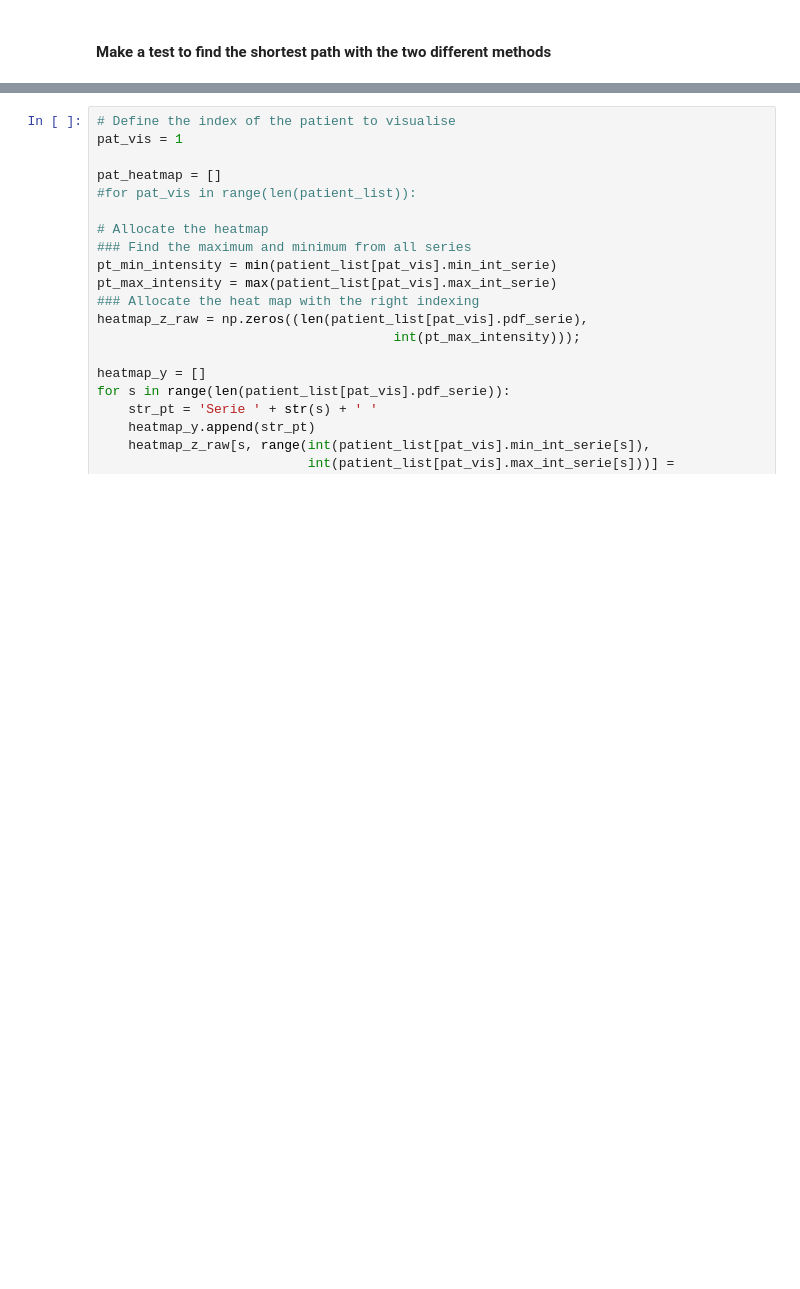
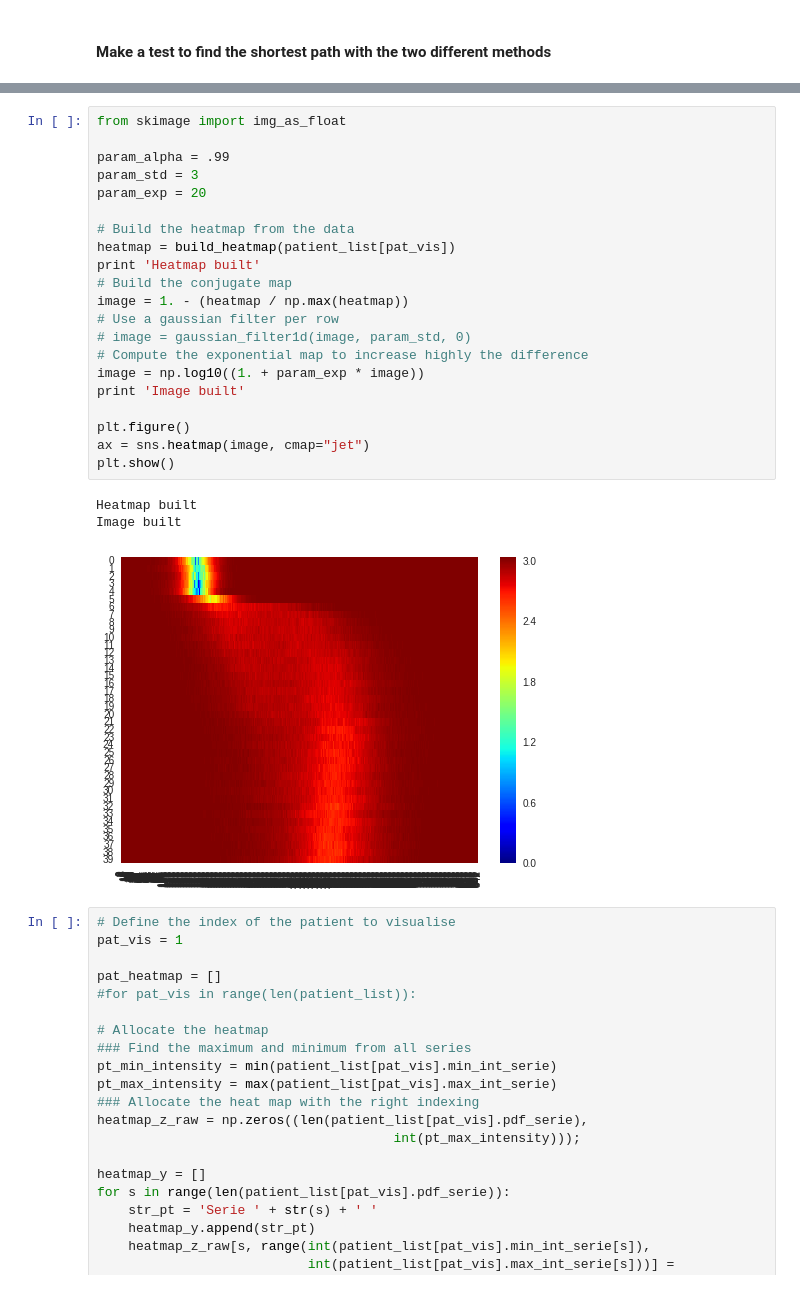
Before and after one commit to I2Cvb/prostate, a Jupyter notebook: notebook/normalisation-dce.ipynb, the cells around one changed output, grey strips where cells are left out. Drawn from its saved outputs; the diff is of its cells as text; blank space fills up the shorter version.

```diff
--- a/notebook/normalisation-dce.ipynb
+++ b/notebook/normalisation-dce.ipynb
@@ -366,3 +389,28 @@ Starting and ending point computed: (0, 0) - (39, 0)
+# %%
+from skimage import img_as_float
+
+param_alpha = .99
+param_std = 3
+param_exp = 20
+
+# Build the heatmap from the data
+heatmap = build_heatmap(patient_list[pat_vis])
+print 'Heatmap built'
+# Build the conjugate map
+image = 1. - (heatmap / np.max(heatmap))
+# Use a gaussian filter per row
+# image = gaussian_filter1d(image, param_std, 0)
+# Compute the exponential map to increase highly the difference
+image = np.log10((1. + param_exp * image))
+print 'Image built'
+
+plt.figure()
+ax = sns.heatmap(image, cmap="jet")
+plt.show()
+# %% [output]
+Heatmap built
+Image built
+[figure, added]
 # %%
 # Define the index of the patient to visualise
 pat_vis = 1
```
Also changed, not shown: parts of 3 cells of this notebook.
